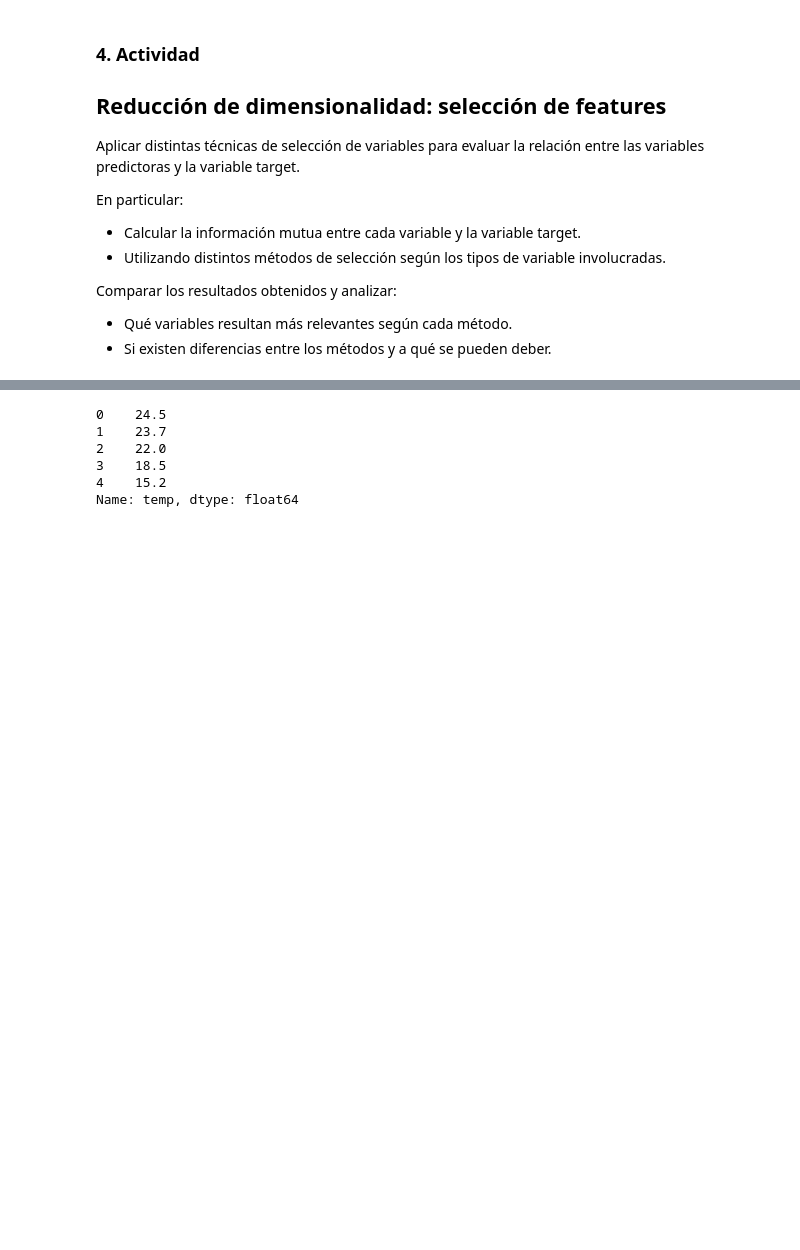
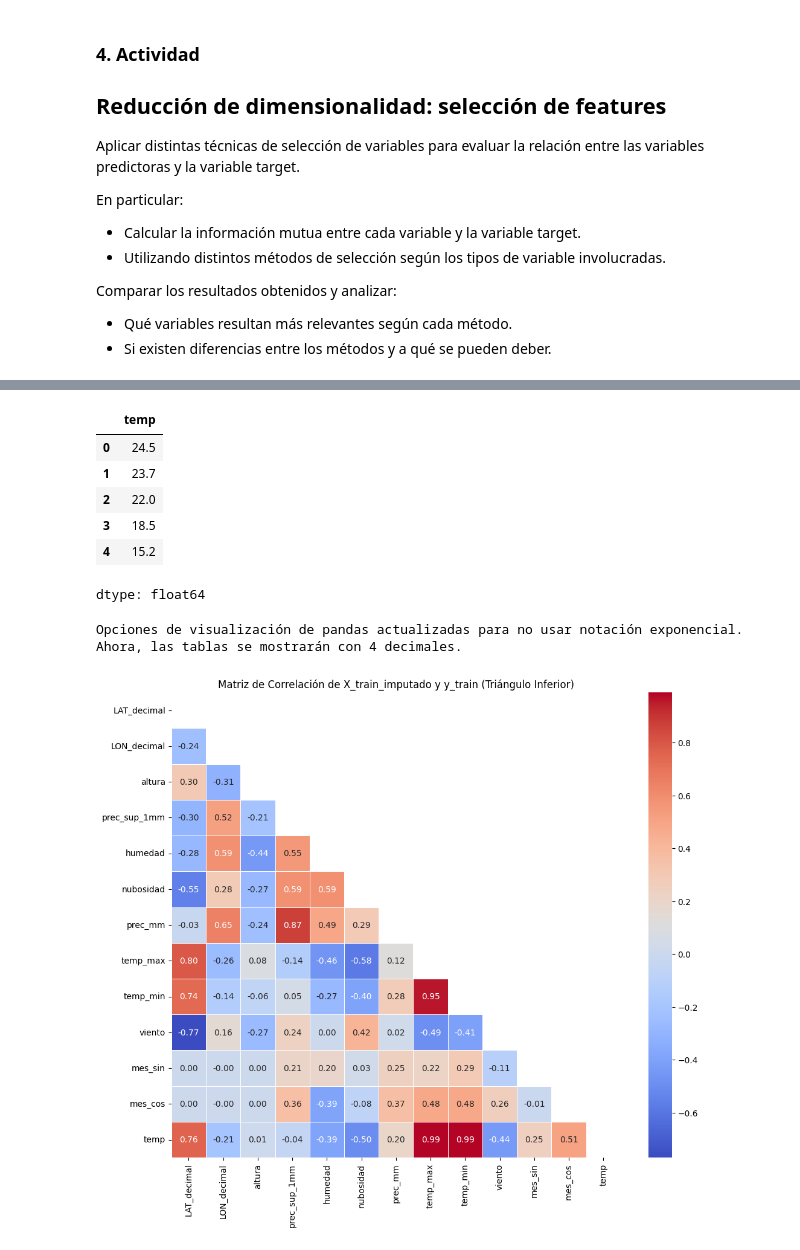
Before and after one commit to AndresMontesDeOca/Analisis-de-Datos, a Jupyter notebook: taller2_regresion_salas_1_a_4.ipynb, the cells around one changed output, grey strips where cells are left out. Cells and saved outputs as stored; diff of their text form; code cells hidden in the pictures; blank space fills up the shorter version.

```diff
--- a/taller2_regresion_salas_1_a_4.ipynb
+++ b/taller2_regresion_salas_1_a_4.ipynb
@@ -106,7 +106,7 @@ from sklearn.impute import IterativeImputer
 ### 1. Importar los datos
 ---
 # %%
-smn_historico = pd.read_csv('../datasets/smn/smn_historico.csv', na_values=['S/D'])
+smn_historico = pd.read_csv('https://raw.githubusercontent.com/FIUBA-Posgrado-Inteligencia-Artificial/CEIA_Analisis_de_datos/main/datasets/smn/smn_historico.csv', na_values=['S/D'])
 # %%
 # Completamos datos faltantes que se podían sacar de Internet (https://heladas.agro.uba.ar/estaciones.htm)
 smn_historico.loc[smn_historico['estacion'] == 'EL TREBOL', 'provincia'] = 'SANTA FE'
@@ -573,11 +576,38 @@ X_train_imputado.head()
 # %%
 y_train.head()
 # %% [output]
+|  | temp |
+| 0 | 24.5 |
+| 1 | 23.7 |
+| 2 | 22.0 |
+| 3 | 18.5 |
+| 4 | 15.2 |
-0    24.5
-1    23.7
-2    22.0
-3    18.5
-4    15.2
-Name: temp, dtype: float64
+dtype: float64
+# %%
+# Configurar la opción de visualización para no usar notación exponencial
+pd.options.display.float_format = '{:.4f}'.format
+
+print("Opciones de visualización de pandas actualizadas para no usar notación exponencial.")
+print("Ahora, las tablas se mostrarán con 4 decimales.")
+# %% [output]
+Opciones de visualización de pandas actualizadas para no usar notación exponencial.
+Ahora, las tablas se mostrarán con 4 decimales.
 # %%
 ## Poner aquí el código
+# %%
+df_train_full = pd.concat([X_train_imputado, y_train], axis=1)
+
+# Calculate the correlation matrix
+corr_matrix = df_train_full.corr()
+
+# Create a mask for the upper triangle
+mask = np.triu(np.ones_like(corr_matrix, dtype=bool))
+
+plt.figure(figsize=(12, 10))
+sns.heatmap(corr_matrix, annot=True, cmap='coolwarm', fmt=".2f", linewidths=.5, mask=mask)
+plt.title('Matriz de Correlación de X_train_imputado y y_train (Triángulo Inferior)')
+plt.show()
+
+# se ve como LAT_decimal, mes_cos, nubosidady viento estan fuertemente correlacionadas con el target
+# %% [output]
+[figure, added]
```
Also changed, not shown: parts of 9 cells of this notebook.
